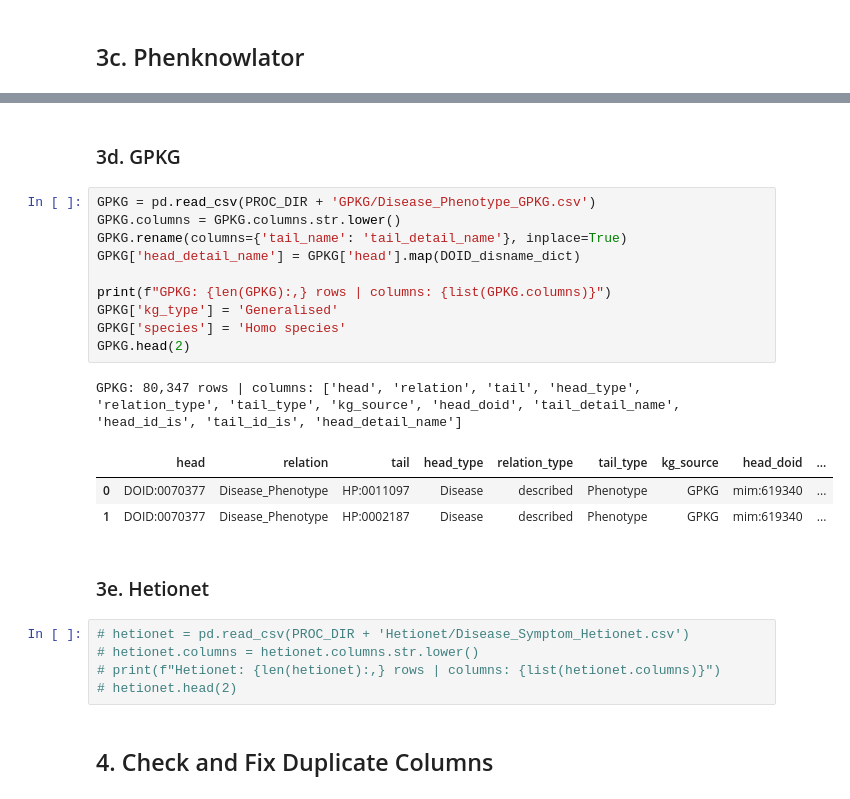
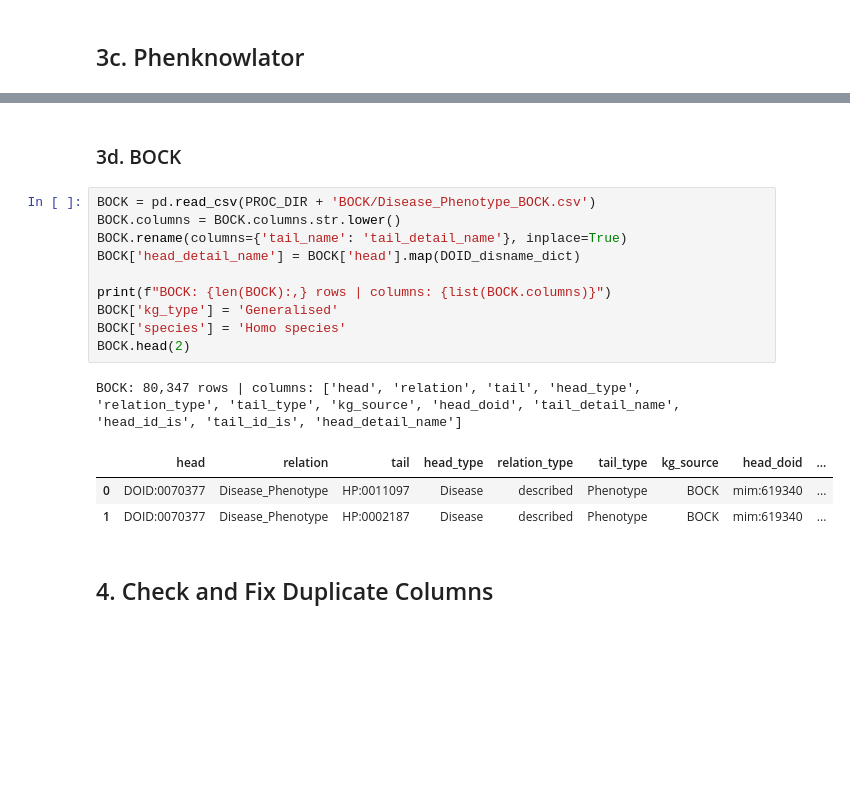
Before and after one commit to the-ahuja-lab/EvoAge, a Jupyter notebook: pipeline/03_relation_merge/Relation_Wise_Disease_Phenotype.ipynb, the cells around one changed output, grey strips where cells are left out. Saved outputs shown, nothing was run; the diff lists cells and outputs as text; blank space fills up the shorter version.

```diff
--- a/pipeline/03_relation_merge/Relation_Wise_Disease_Phenotype.ipynb
+++ b/pipeline/03_relation_merge/Relation_Wise_Disease_Phenotype.ipynb
@@ -132,29 +132,22 @@ CrossBAR: 63,825 rows | columns: ['head', 'relation', 'tail', 'head_type', 'tail
 | 0 | DOID:0050886 | Disease_Phenotype | HP:0005922 | Disease | Phenotype | Troyer syndrome | Abnormal hand morphology | DOID | ... |
 | 1 | DOID:0070254 | Disease_Phenotype | HP:0002079 | Disease | Phenotype | congenital disorder of glycosylat... | Hypoplasia of the corpus callosum | DOID | ... |
 # %% [markdown]
-### 3d. GPKG
+### 3d. BOCK
 # %%
-GPKG = pd.read_csv(PROC_DIR + 'GPKG/Disease_Phenotype_GPKG.csv')
-GPKG.columns = GPKG.columns.str.lower()
-GPKG.rename(columns={'tail_name': 'tail_detail_name'}, inplace=True)
-GPKG['head_detail_name'] = GPKG['head'].map(DOID_disname_dict)
+BOCK = pd.read_csv(PROC_DIR + 'BOCK/Disease_Phenotype_BOCK.csv')
+BOCK.columns = BOCK.columns.str.lower()
+BOCK.rename(columns={'tail_name': 'tail_detail_name'}, inplace=True)
+BOCK['head_detail_name'] = BOCK['head'].map(DOID_disname_dict)
 
-print(f"GPKG: {len(GPKG):,} rows | columns: {list(GPKG.columns)}")
-GPKG['kg_type'] = 'Generalised'
-GPKG['species'] = 'Homo species'
-GPKG.head(2)
+print(f"BOCK: {len(BOCK):,} rows | columns: {list(BOCK.columns)}")
+BOCK['kg_type'] = 'Generalised'
+BOCK['species'] = 'Homo species'
+BOCK.head(2)
 # %% [output]
-GPKG: 80,347 rows | columns: ['head', 'relation', 'tail', 'head_type', 'relation_type', 'tail_type', 'kg_source', 'head_doid', 'tail_detail_name', 'head_id_is', 'tail_id_is', 'head_detail_name']
+BOCK: 80,347 rows | columns: ['head', 'relation', 'tail', 'head_type', 'relation_type', 'tail_type', 'kg_source', 'head_doid', 'tail_detail_name', 'head_id_is', 'tail_id_is', 'head_detail_name']
 |  | head | relation | tail | head_type | relation_type | tail_type | kg_source | head_doid | ... |
-| 0 | DOID:0070377 | Disease_Phenotype | HP:0011097 | Disease | described | Phenotype | GPKG | mim:619340 | ... |
-| 1 | DOID:0070377 | Disease_Phenotype | HP:0002187 | Disease | described | Phenotype | GPKG | mim:619340 | ... |
+| 0 | DOID:0070377 | Disease_Phenotype | HP:0011097 | Disease | described | Phenotype | BOCK | mim:619340 | ... |
+| 1 | DOID:0070377 | Disease_Phenotype | HP:0002187 | Disease | described | Phenotype | BOCK | mim:619340 | ... |
-# %% [markdown]
-### 3e. Hetionet
-# %%
-# hetionet = pd.read_csv(PROC_DIR + 'Hetionet/Disease_Symptom_Hetionet.csv')
-# hetionet.columns = hetionet.columns.str.lower()
-# print(f"Hetionet: {len(hetionet):,} rows | columns: {list(hetionet.columns)}")
-# hetionet.head(2)
 # %% [markdown]
 ## 4. Check and Fix Duplicate Columns
 # %%
```
Also changed, not shown: parts of 1 cell of this notebook, 4 other files.
